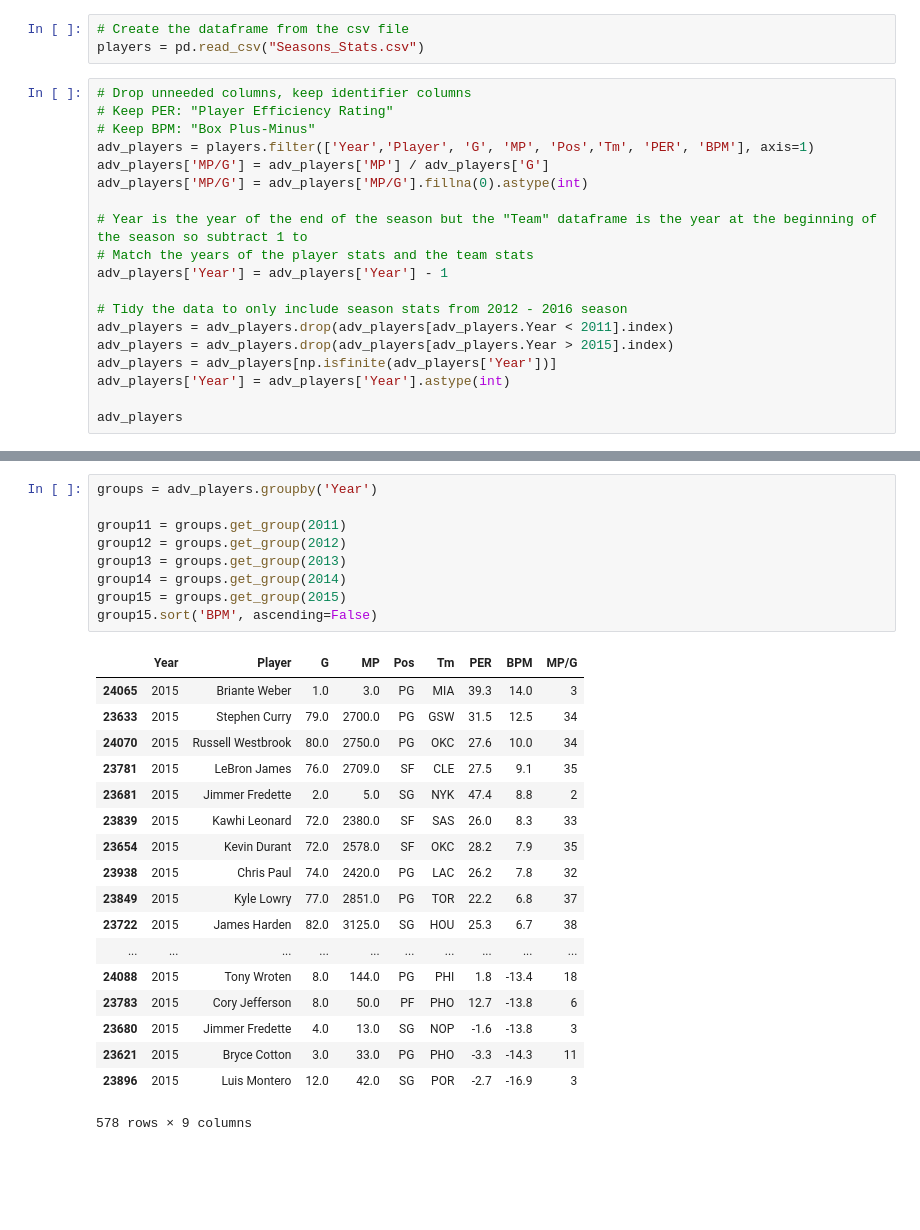
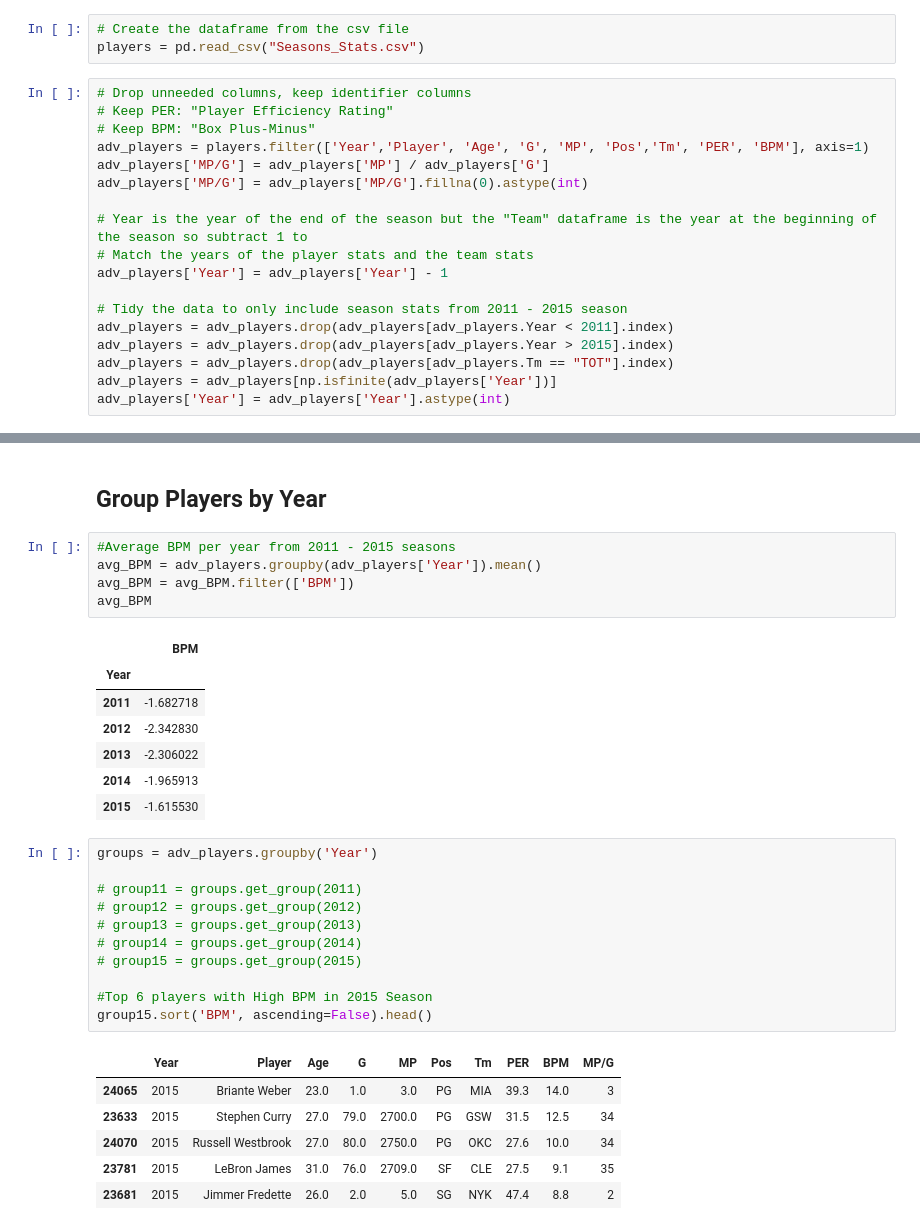
Before and after one commit to gvallang/cmsc320FinalTutorial, a Jupyter notebook: Final_Tutorial.ipynb, the cells around one changed output, grey strips where cells are left out. Saved outputs shown, nothing was run; the diff lists cells and outputs as text; blank space fills up the shorter version.

```diff
--- a/Final_Tutorial.ipynb
+++ b/Final_Tutorial.ipynb
@@ -55,7 +46,7 @@ players = pd.read_csv("Seasons_Stats.csv")
 # Drop unneeded columns, keep identifier columns
 # Keep PER: "Player Efficiency Rating"
 # Keep BPM: "Box Plus-Minus"
-adv_players = players.filter(['Year','Player', 'G', 'MP', 'Pos','Tm', 'PER', 'BPM'], axis=1)
+adv_players = players.filter(['Year','Player', 'Age', 'G', 'MP', 'Pos','Tm', 'PER', 'BPM'], axis=1)
 adv_players['MP/G'] = adv_players['MP'] / adv_players['G']
 adv_players['MP/G'] = adv_players['MP/G'].fillna(0).astype(int)
 
@@ -63,10 +54,9 @@ adv_players['MP/G'] = adv_players['MP/G'].fillna(0).astype(int)
 # Match the years of the player stats and the team stats
 adv_players['Year'] = adv_players['Year'] - 1
 
-# Tidy the data to only include season stats from 2012 - 2016 season
+# Tidy the data to only include season stats from 2011 - 2015 season
 adv_players = adv_players.drop(adv_players[adv_players.Year < 2011].index)
 adv_players = adv_players.drop(adv_players[adv_players.Year > 2015].index)
+adv_players = adv_players.drop(adv_players[adv_players.Tm == "TOT"].index)
 adv_players = adv_players[np.isfinite(adv_players['Year'])]
 adv_players['Year'] = adv_players['Year'].astype(int)
-
-adv_players
@@ -92,28 +89,33 @@ adv_players
+# %% [markdown]
+## Group Players by Year
+# %%
+#Average BPM per year from 2011 - 2015 seasons
+avg_BPM = adv_players.groupby(adv_players['Year']).mean()
+avg_BPM = avg_BPM.filter(['BPM'])
+avg_BPM
+# %% [output]
+|  | BPM |
+| Year |  |
+| 2011 | -1.682718 |
+| 2012 | -2.342830 |
+| 2013 | -2.306022 |
+| 2014 | -1.965913 |
+| 2015 | -1.615530 |
 # %%
 groups = adv_players.groupby('Year')
 
-group11 = groups.get_group(2011)
-group12 = groups.get_group(2012)
-group13 = groups.get_group(2013)
-group14 = groups.get_group(2014)
-group15 = groups.get_group(2015)
-group15.sort('BPM', ascending=False)
+# group11 = groups.get_group(2011)
+# group12 = groups.get_group(2012)
+# group13 = groups.get_group(2013)
+# group14 = groups.get_group(2014)
+# group15 = groups.get_group(2015)
+
+#Top 6 players with High BPM in 2015 Season
+group15.sort('BPM', ascending=False).head()
 # %% [output]
-|  | Year | Player | G | MP | Pos | Tm | PER | BPM | MP/G |
-| 24065 | 2015 | Briante Weber | 1.0 | 3.0 | PG | MIA | 39.3 | 14.0 | 3 |
-| 23633 | 2015 | Stephen Curry | 79.0 | 2700.0 | PG | GSW | 31.5 | 12.5 | 34 |
-| 24070 | 2015 | Russell Westbrook | 80.0 | 2750.0 | PG | OKC | 27.6 | 10.0 | 34 |
-| 23781 | 2015 | LeBron James | 76.0 | 2709.0 | SF | CLE | 27.5 | 9.1 | 35 |
-| 23681 | 2015 | Jimmer Fredette | 2.0 | 5.0 | SG | NYK | 47.4 | 8.8 | 2 |
-| 23839 | 2015 | Kawhi Leonard | 72.0 | 2380.0 | SF | SAS | 26.0 | 8.3 | 33 |
-| 23654 | 2015 | Kevin Durant | 72.0 | 2578.0 | SF | OKC | 28.2 | 7.9 | 35 |
-| 23938 | 2015 | Chris Paul | 74.0 | 2420.0 | PG | LAC | 26.2 | 7.8 | 32 |
-| 23849 | 2015 | Kyle Lowry | 77.0 | 2851.0 | PG | TOR | 22.2 | 6.8 | 37 |
-| 23722 | 2015 | James Harden | 82.0 | 3125.0 | SG | HOU | 25.3 | 6.7 | 38 |
-| ... | ... | ... | ... | ... | ... | ... | ... | ... | ... |
-| 24088 | 2015 | Tony Wroten | 8.0 | 144.0 | PG | PHI | 1.8 | -13.4 | 18 |
-| 23783 | 2015 | Cory Jefferson | 8.0 | 50.0 | PF | PHO | 12.7 | -13.8 | 6 |
-| 23680 | 2015 | Jimmer Fredette | 4.0 | 13.0 | SG | NOP | -1.6 | -13.8 | 3 |
-| 23621 | 2015 | Bryce Cotton | 3.0 | 33.0 | PG | PHO | -3.3 | -14.3 | 11 |
-| 23896 | 2015 | Luis Montero | 12.0 | 42.0 | SG | POR | -2.7 | -16.9 | 3 |
+|  | Year | Player | Age | G | MP | Pos | Tm | PER | BPM | MP/G |
+| 24065 | 2015 | Briante Weber | 23.0 | 1.0 | 3.0 | PG | MIA | 39.3 | 14.0 | 3 |
+| 23633 | 2015 | Stephen Curry | 27.0 | 79.0 | 2700.0 | PG | GSW | 31.5 | 12.5 | 34 |
+| 24070 | 2015 | Russell Westbrook | 27.0 | 80.0 | 2750.0 | PG | OKC | 27.6 | 10.0 | 34 |
+| 23781 | 2015 | LeBron James | 31.0 | 76.0 | 2709.0 | SF | CLE | 27.5 | 9.1 | 35 |
+| 23681 | 2015 | Jimmer Fredette | 26.0 | 2.0 | 5.0 | SG | NYK | 47.4 | 8.8 | 2 |
-578 rows × 9 columns
```
Also changed, not shown: parts of 14 cells of this notebook, 1 other file.
